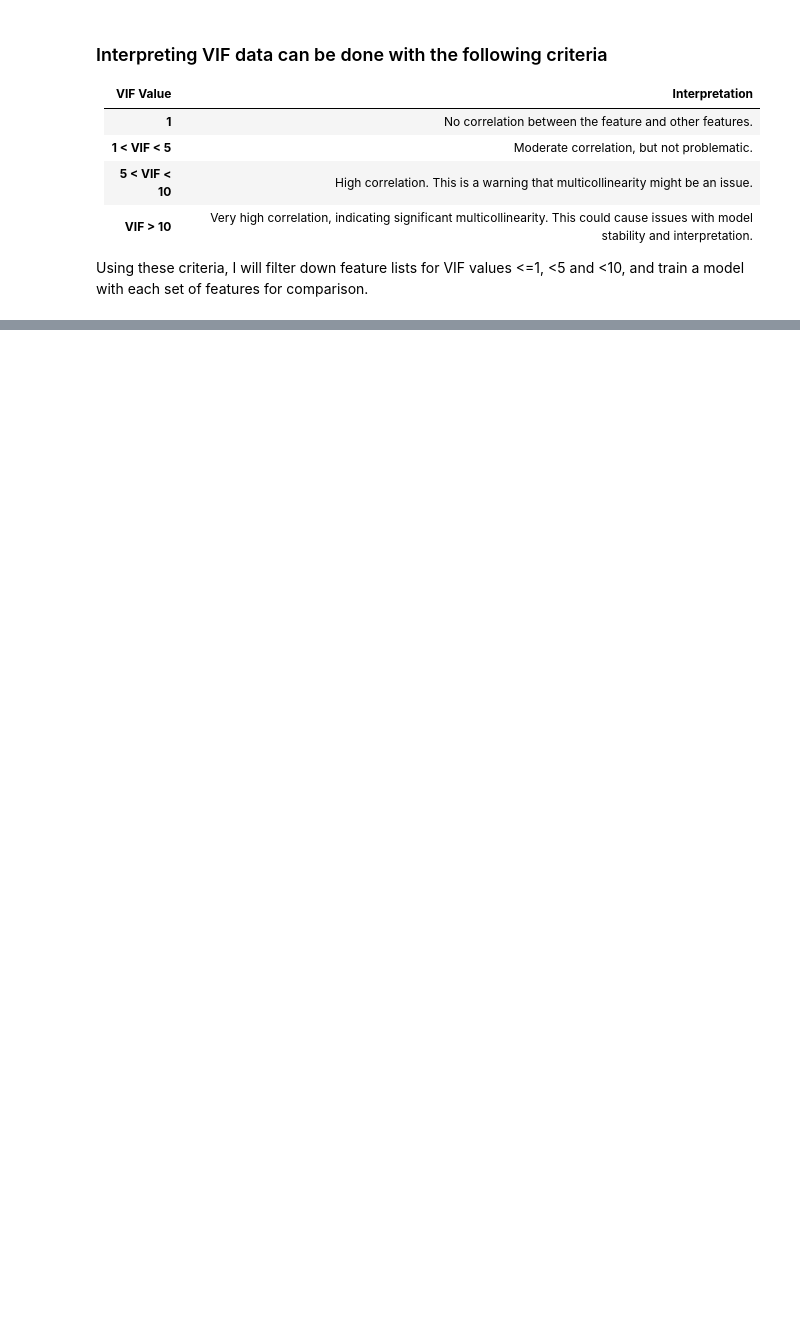
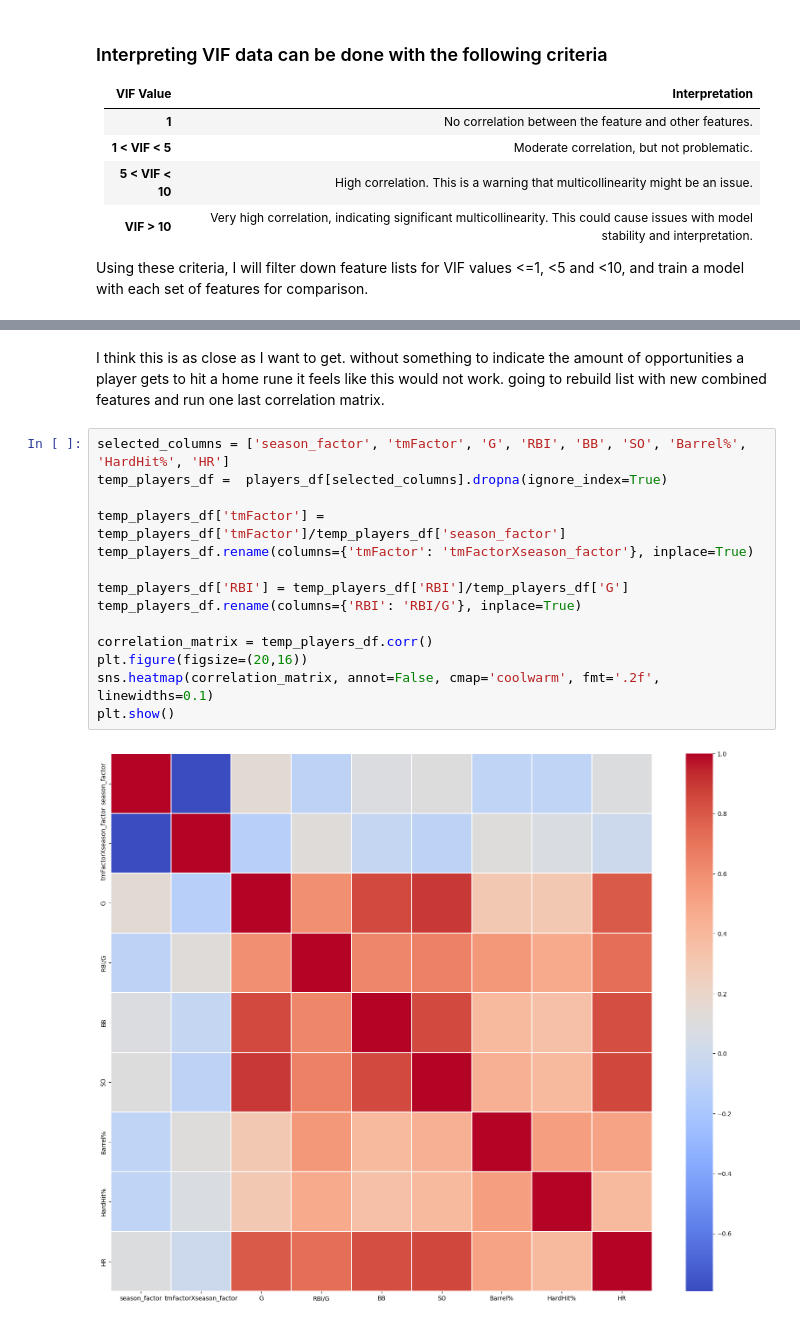
Before and after one commit to N-Janick/BE2100_HR_predictions_ML_project, a Jupyter notebook: notebooks/modeling/proposed_features.ipynb, the cells around one changed output, grey strips where cells are left out. Saved outputs shown, nothing was run; the diff lists cells and outputs as text; blank space fills up the shorter version.

```diff
--- a/notebooks/modeling/proposed_features.ipynb
+++ b/notebooks/modeling/proposed_features.ipynb
@@ -363,0 +692,18 @@ Index: [0, 1, 2, 3, 4, 5, 6, 7, 8, 9, 10, 11, 12, 13, 14, 15, 16, 17, 18, 19, 20
+# %% [markdown]
+I think this is as close as I want to get. without something to indicate the amount of opportunities a player gets to hit a home rune it feels like this would not work. going to rebuild list with new combined features and run one last correlation matrix.
+# %%
+selected_columns = ['season_factor', 'tmFactor', 'G', 'RBI', 'BB', 'SO', 'Barrel%', 'HardHit%', 'HR']
+temp_players_df =  players_df[selected_columns].dropna(ignore_index=True)
+
+temp_players_df['tmFactor'] = temp_players_df['tmFactor']/temp_players_df['season_factor']
+temp_players_df.rename(columns={'tmFactor': 'tmFactorXseason_factor'}, inplace=True)
+
+temp_players_df['RBI'] = temp_players_df['RBI']/temp_players_df['G']
+temp_players_df.rename(columns={'RBI': 'RBI/G'}, inplace=True)
+
+correlation_matrix = temp_players_df.corr()
+plt.figure(figsize=(20,16))
+sns.heatmap(correlation_matrix, annot=False, cmap='coolwarm', fmt='.2f', linewidths=0.1)
+plt.show()
+# %% [output]
+[figure, added]
```
Also changed, not shown: parts of 47 cells of this notebook, 24 other files.
